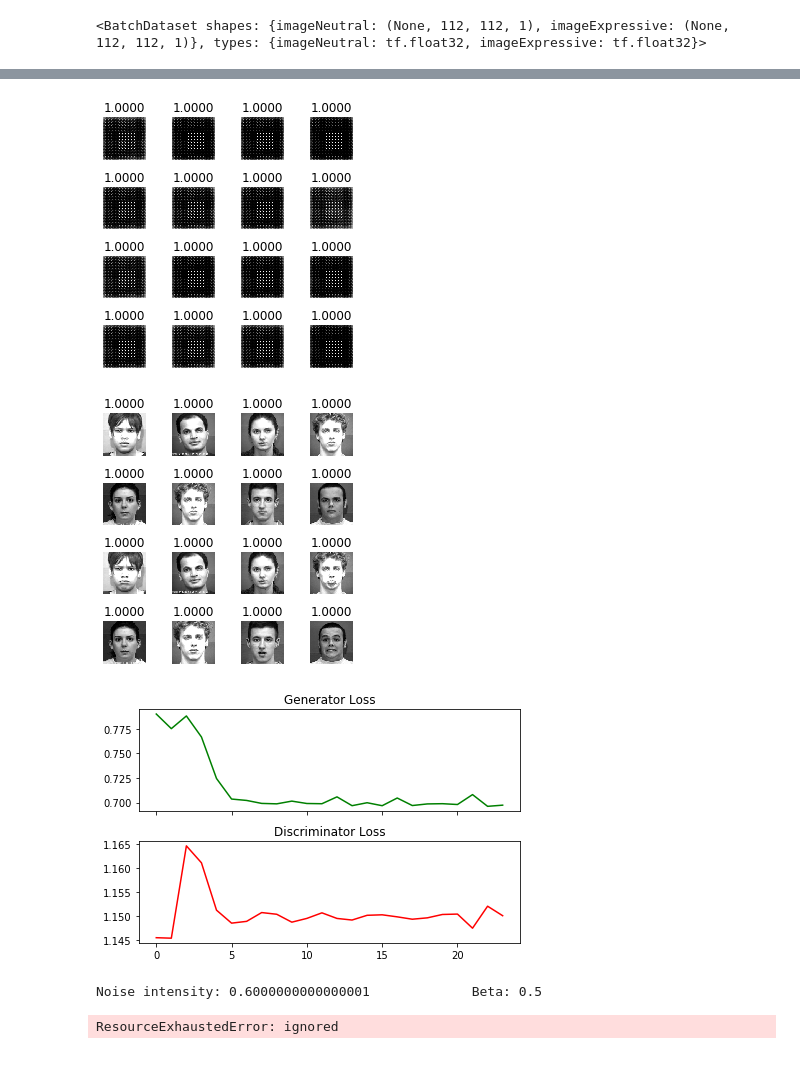
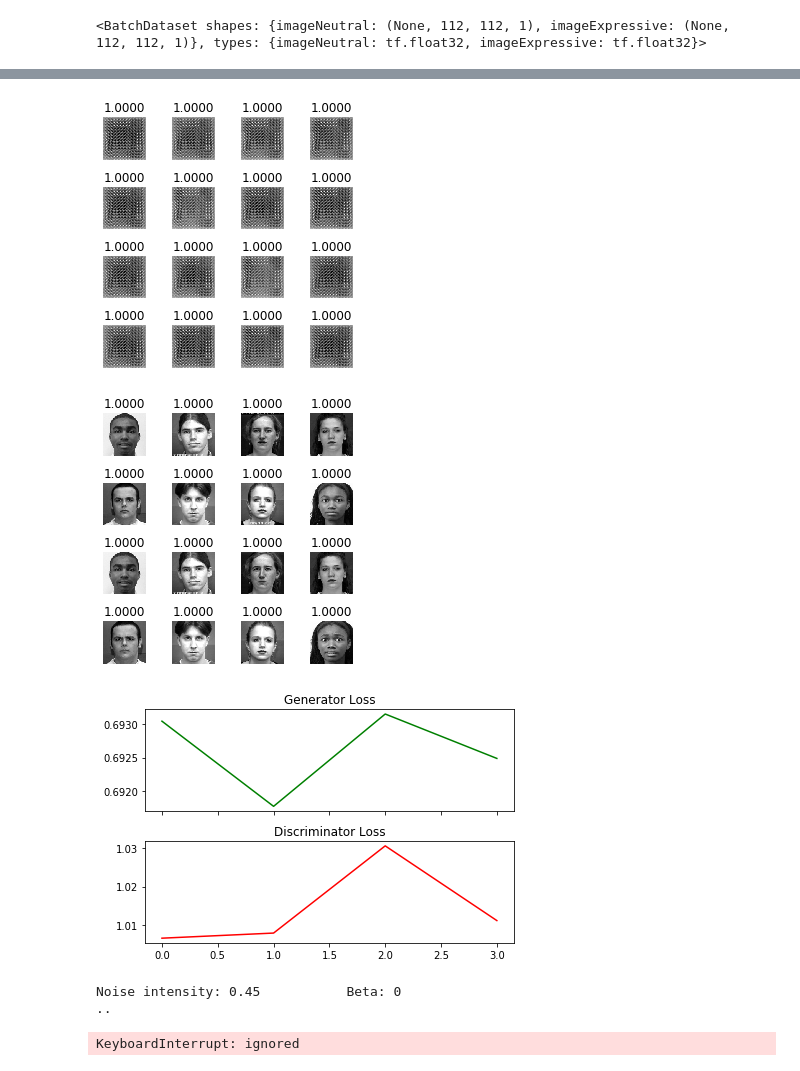
Before and after one commit to willtc111/StoicNet, a Jupyter notebook: Trainer.ipynb, the cells around one changed output, grey strips where cells are left out. Saved outputs shown, nothing was run; the diff lists cells and outputs as text; code cells hidden in the pictures.

```diff
--- a/Trainer.ipynb
+++ b/Trainer.ipynb
@@ -204,19 +218,19 @@ class Discriminator(tf.keras.Model):
             tf.keras.layers.InputLayer(input_shape=(IMG_HEIGHT, IMG_WIDTH, 1)),
 
             tf.keras.layers.Conv2D(filters=32, kernel_size=3, strides=(2,2)),
-            tf.keras.layers.BatchNormalization(),
+            #tf.keras.layers.BatchNormalization(),
             tf.keras.layers.LeakyReLU(),
 
             tf.keras.layers.Conv2D(filters=64, kernel_size=3, strides=(2,2)),
-            tf.keras.layers.BatchNormalization(),
+            #tf.keras.layers.BatchNormalization(),
             tf.keras.layers.LeakyReLU(),
 
             tf.keras.layers.Conv2D(filters=128, kernel_size=3, strides=(2,2)),
-            tf.keras.layers.BatchNormalization(),
+            #tf.keras.layers.BatchNormalization(),
             tf.keras.layers.LeakyReLU(),
 
             tf.keras.layers.Conv2D(filters=256, kernel_size=3, strides=(2,2)),
-            tf.keras.layers.BatchNormalization(),
+            #tf.keras.layers.BatchNormalization(),
             tf.keras.layers.LeakyReLU(),
 
             tf.keras.layers.Flatten(),
@@ -288,7 +308,7 @@ def generator_loss(fake_output):
     cross_entropy = tf.keras.losses.BinaryCrossentropy(from_logits=True)
     return cross_entropy(tf.ones_like(fake_output), fake_output)
 # %%
-epochs = 100
+epochs = 200
 num_examples_to_generate = 16
 
 # keeping the random vector constant for generation (prediction)
@@ -311,7 +331,7 @@ def generate_and_save_images(gen, dis, epoch, test_input):
     imgs = gen.sample(test_input)
     assert not np.any(np.isnan(imgs))
     fig = plt.figure(figsize=(4,4))
-    ds = dis.decide(imgs[:, :, :, :])
+    ds = dis.decide(imgs)
     for i in range(imgs.shape[0]):
         plt.subplot(4, 4, i+1)
         plt.gca().set_title("{0:.4f}".format(ds[0,0]))
@@ -326,7 +346,7 @@ def generate_and_save_images(gen, dis, epoch, test_input):
 
 def display_discrim_images(imgs, dis):
     fig = plt.figure(figsize=(4,4))
-    ds = dis.decide(imgs[:, :, :, :])
+    ds = dis.decide(imgs)
     for i in range(imgs.shape[0]):
         plt.subplot(4, 4, i+1)
         plt.gca().set_title("{0:.4f}".format(ds[0,0]))
@@ -357,6 +377,6 @@ def plot_GAN_loss(ls):
 # Get this round's inspirational photo...
 for image_features in parsed_train.take(1):
     image_raw = image_features['imageExpressive'].numpy()
-    plt.imshow(np.squeeze(image_raw[0,:,:,:]+np.random.normal(0.0, 0.6, [112,112,1])), cmap='gray', vmin=-1, vmax=1)
+    plt.imshow(np.squeeze(image_raw[0,:,:,:]+np.random.normal(0.0, 0.5, [112,112,1])), cmap='gray', vmin=-1, vmax=1)
     plt.show()
 # %% [output]
@@ -364,7 +384,7 @@ for image_features in parsed_train.take(1):
 # %%
 # Save image for pre-training
 generate_and_save_images(generator, discriminator, 0, random_vector_for_generation)
-max_noise_intensity = 0.8
+max_noise_intensity = 0.5
 max_beta = 1
 ramp_end = 50
 
@@ -373,25 +393,23 @@ for epoch in range(1, epochs+1):
     # Train
     start_time = time.time()
     batchCounter = 0
-    noise_intensity = max_noise_intensity * (1 - (epoch / epochs))
-    beta = min(1, max_beta * (epoch / 50))
+    noise_intensity = max(0, max_noise_intensity * (1 - (epoch / ramp_end)))
+    beta = 0#min(max_beta, max_beta * (epoch / ramp_end))
     print("Noise intensity: {0}\t\tBeta: {1}".format(noise_intensity, beta))
     for image_features in parsed_train:
-        neutral_raw = image_features['imageNeutral'].numpy()
+        neutral_raw = image_features['imageNeutral']
         neutral_noise = neutral_raw + np.random.normal(0, noise_intensity, neutral_raw.shape)
         assert not np.any(np.isnan(neutral_raw))
-        expressive_raw = image_features['imageExpressive'].numpy()
+        expressive_raw = image_features['imageExpressive']
         assert not np.any(np.isnan(expressive_raw))
 
         compute_apply_gradients(generator, discriminator,
-                                tf.convert_to_tensor(neutral_raw), tf.convert_to_tensor(expressive_raw),
+                                neutral_raw, expressive_raw,
                                 generator_optimizer, discriminator_optimizer,
                                 beta)
 
         batchCounter += 1
-        if batchCounter % 25 == 0:
-            print(".")
-        else:
+        if batchCounter % 50 == 0:
             print(".", end="")
     end_time = time.time()
 
@@ -399,8 +417,8 @@ for epoch in range(1, epochs+1):
     gloss = tf.keras.metrics.Mean()
     dloss = tf.keras.metrics.Mean()
     for image_features in parsed_test:
-        neutral_raw = image_features['imageNeutral'].numpy()
-        expressive_raw = image_features['imageExpressive'].numpy()
+        neutral_raw = image_features['imageNeutral']
+        expressive_raw = image_features['imageExpressive']
 
         gl, dl = compute_loss(generator, discriminator,
                               neutral_raw, expressive_raw,
@@ -418,8 +436,8 @@ for epoch in range(1, epochs+1):
 
     display_real = True
     for image_features in parsed_test:
-        neutral_raw = image_features['imageNeutral'].numpy()
-        expressive_raw = image_features['imageExpressive'].numpy()
+        neutral_raw = image_features['imageNeutral']
+        expressive_raw = image_features['imageExpressive']
         if display_real:
             display_discrim_images(np.concatenate((neutral_raw[0:8], expressive_raw[0:8]), axis=0),
                                    discriminator)
@@ -430,4 +448,6 @@ for epoch in range(1, epochs+1):
     # Save the model from time to time
     if (epoch + 1) % 20 == 0:
       checkpoint.save(file_prefix = checkpoint_prefix)
+
+    tf.keras.backend.clear_session()
 # %% [output]
@@ -435,5 +455,6 @@ Epoch 24, Test set gloss 0.697409987449646, dloss 1.1500964164733887, time elaps
-[figure, old version]
+[figure, new version]
-[figure, old version]
+[figure, new version]
-[figure, old version]
+[figure, new version]
-Noise intensity: 0.6000000000000001             Beta: 0.5
+Noise intensity: 0.45           Beta: 0
+..
-ResourceExhaustedError: ignored
+KeyboardInterrupt: ignored
```
Also changed, not shown: parts of 11 cells of this notebook.
